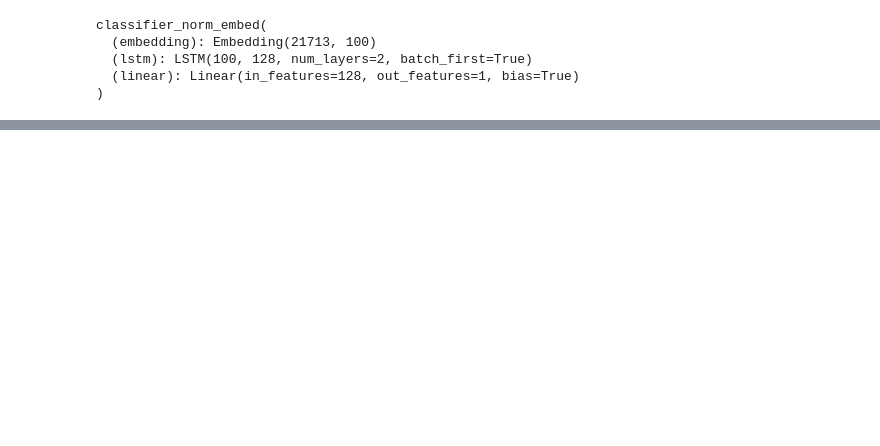
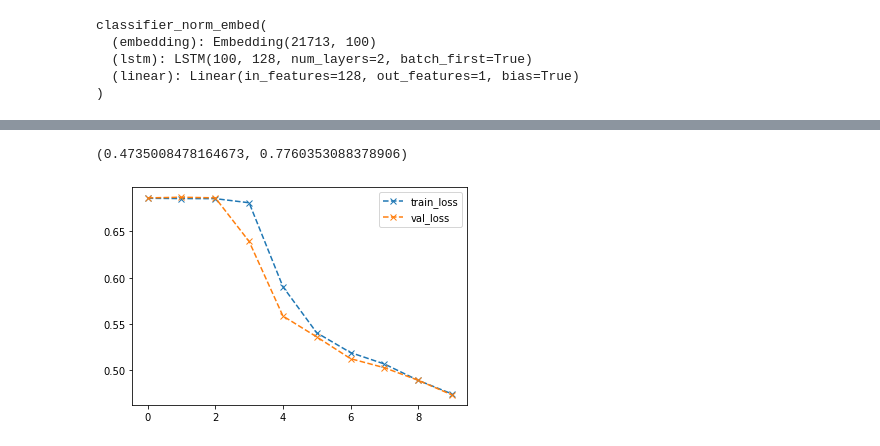
Before and after one commit to soumyajit4419/Deep_Learning_Projects, a Jupyter notebook: NLP_With_PyTorch/Sarcasm_Detection[Using_Embeddings_and_Pretrained_Embedding].ipynb, the cells around one changed output, grey strips where cells are left out. Saved outputs shown, nothing was run; the diff lists cells and outputs as text; code cells hidden in the pictures; blank space fills up the shorter version.

```diff
--- a/NLP_With_PyTorch/Sarcasm_Detection[Using_Embeddings_and_Pretrained_Embedding].ipynb
+++ b/NLP_With_PyTorch/Sarcasm_Detection[Using_Embeddings_and_Pretrained_Embedding].ipynb
@@ -254,0 +327,3 @@ plt.show()
+# %%
+# Training the model
+history = fit(10)
@@ -254,0 +350,13 @@ plt.show()
+# %%
+evaluate(model)
+# %% [output]
+(0.4735008478164673, 0.7760353088378906)
+# %%
+# Plotting the losses
+train_losses,val_losses,val_acc = history
+plt.plot(train_losses,label='train_loss',linestyle='--', marker='x')
+plt.plot(val_losses,label='val_loss',linestyle='--',marker='x')
+plt.legend()
+plt.show()
+# %% [output]
+[figure, added]
```
Also changed, not shown: parts of 17 cells of this notebook.
